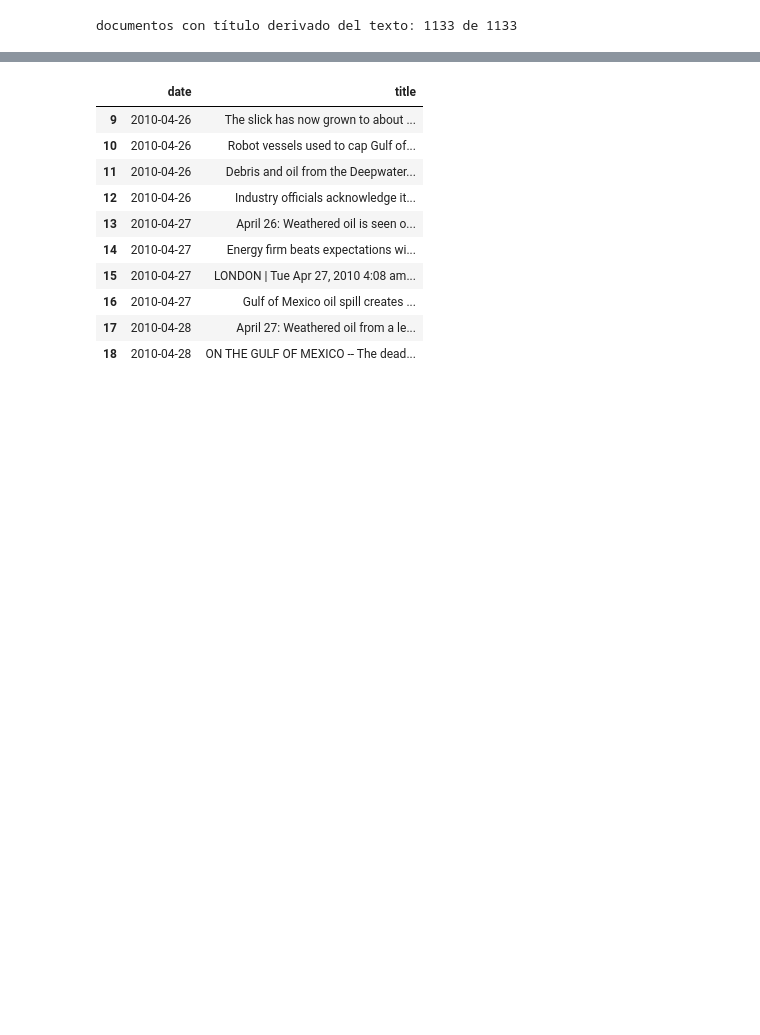
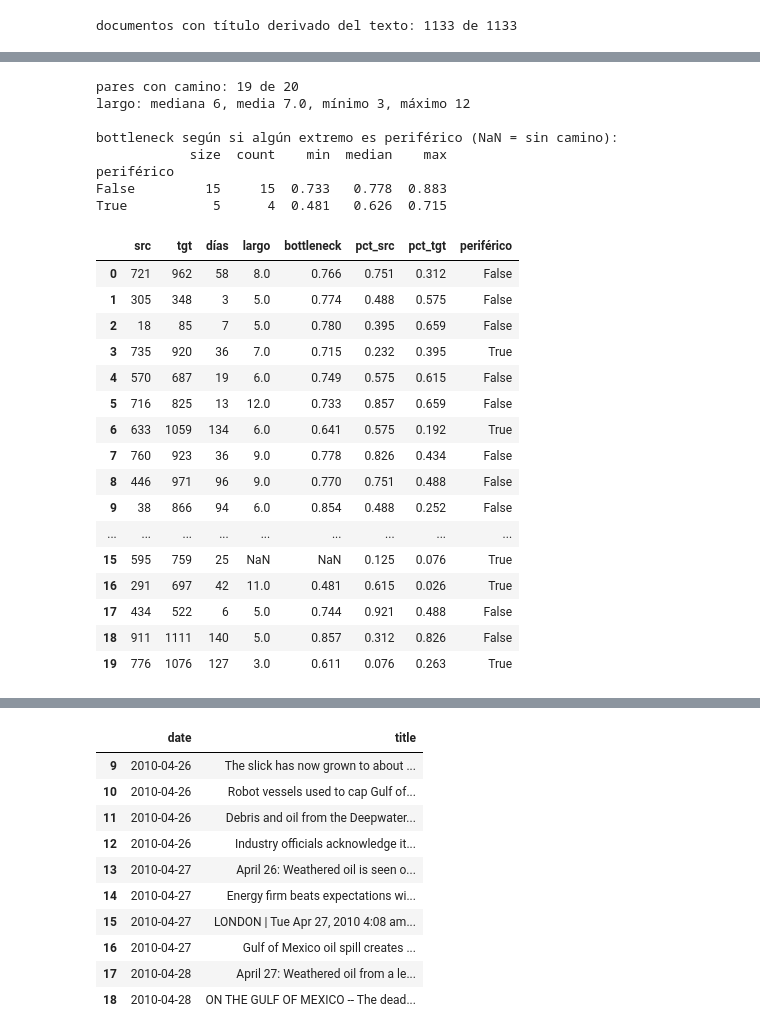
Before and after one commit to danukaz/causal-coherence, a Jupyter notebook: Examples/narrative_trails_bpoil.ipynb, the cells around one changed output, grey strips where cells are left out. Drawn from its saved outputs; the diff is of its cells as text; code cells hidden in the pictures; blank space fills up the shorter version.

```diff
--- a/Examples/narrative_trails_bpoil.ipynb
+++ b/Examples/narrative_trails_bpoil.ipynb
@@ -139,0 +306,39 @@ arriba.
+# %%
+pairs = random_pair_paths(landscape, df["date"], n_pairs=20, seed=0)
+pairs["periférico"] = [
+    node_degree_report(landscape, s)["peripheral"] or node_degree_report(landscape, t)["peripheral"]
+    for s, t in zip(pairs["src"], pairs["tgt"])
+]
+found = pairs.dropna(subset=["largo"])
+print(f"pares con camino: {len(found)} de {len(pairs)}")
+print(f"largo: mediana {found['largo'].median():.0f}, media {found['largo'].mean():.1f}, "
+      f"mínimo {found['largo'].min():.0f}, máximo {found['largo'].max():.0f}")
+print("\nbottleneck según si algún extremo es periférico (NaN = sin camino):")
+print(pairs.groupby("periférico")["bottleneck"].agg(["size", "count", "min", "median", "max"]).round(3).to_string())
+pairs.round(3)
+# %% [output]
+pares con camino: 19 de 20
+largo: mediana 6, media 7.0, mínimo 3, máximo 12
+
+bottleneck según si algún extremo es periférico (NaN = sin camino):
+            size  count    min  median    max
+periférico
+False         15     15  0.733   0.778  0.883
+True           5      4  0.481   0.626  0.715
+|  | src | tgt | días | largo | bottleneck | pct_src | pct_tgt | periférico |
+| 0 | 721 | 962 | 58 | 8.0 | 0.766 | 0.751 | 0.312 | False |
+| 1 | 305 | 348 | 3 | 5.0 | 0.774 | 0.488 | 0.575 | False |
+| 2 | 18 | 85 | 7 | 5.0 | 0.780 | 0.395 | 0.659 | False |
+| 3 | 735 | 920 | 36 | 7.0 | 0.715 | 0.232 | 0.395 | True |
+| 4 | 570 | 687 | 19 | 6.0 | 0.749 | 0.575 | 0.615 | False |
+| 5 | 716 | 825 | 13 | 12.0 | 0.733 | 0.857 | 0.659 | False |
+| 6 | 633 | 1059 | 134 | 6.0 | 0.641 | 0.575 | 0.192 | True |
+| 7 | 760 | 923 | 36 | 9.0 | 0.778 | 0.826 | 0.434 | False |
+| 8 | 446 | 971 | 96 | 9.0 | 0.770 | 0.751 | 0.488 | False |
+| 9 | 38 | 866 | 94 | 6.0 | 0.854 | 0.488 | 0.252 | False |
+| ... | ... | ... | ... | ... | ... | ... | ... | ... |
+| 15 | 595 | 759 | 25 | NaN | NaN | 0.125 | 0.076 | True |
+| 16 | 291 | 697 | 42 | 11.0 | 0.481 | 0.615 | 0.026 | True |
+| 17 | 434 | 522 | 6 | 5.0 | 0.744 | 0.921 | 0.488 | False |
+| 18 | 911 | 1111 | 140 | 5.0 | 0.857 | 0.312 | 0.826 | False |
+| 19 | 776 | 1076 | 127 | 3.0 | 0.611 | 0.076 | 0.263 | True |
```
Also changed, not shown: parts of 18 cells of this notebook, 12 other files.
